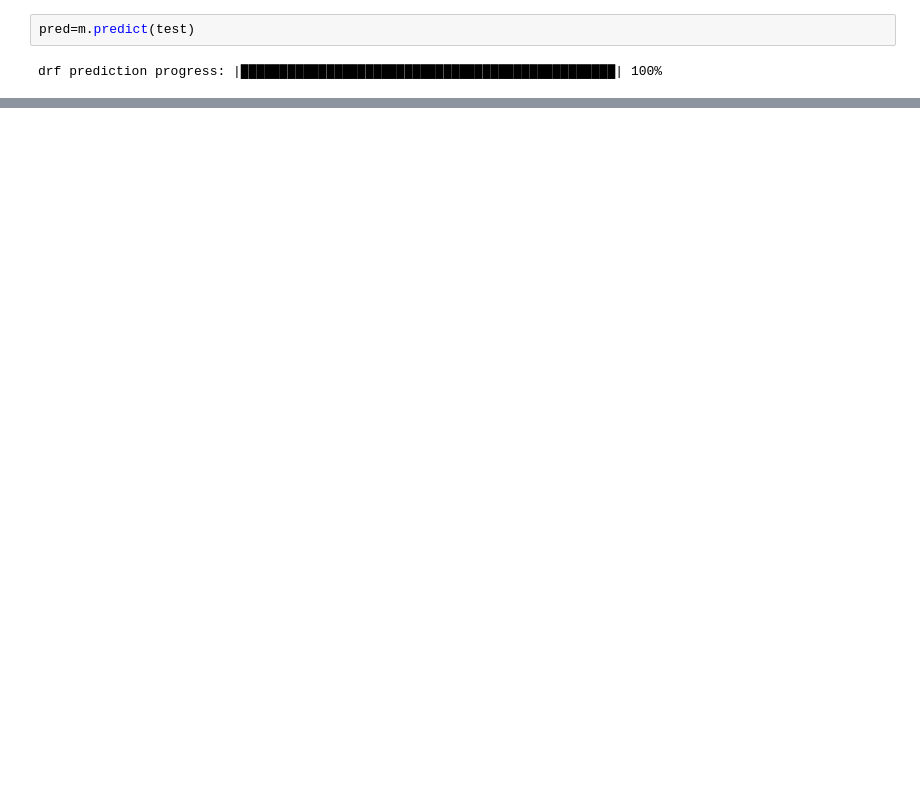
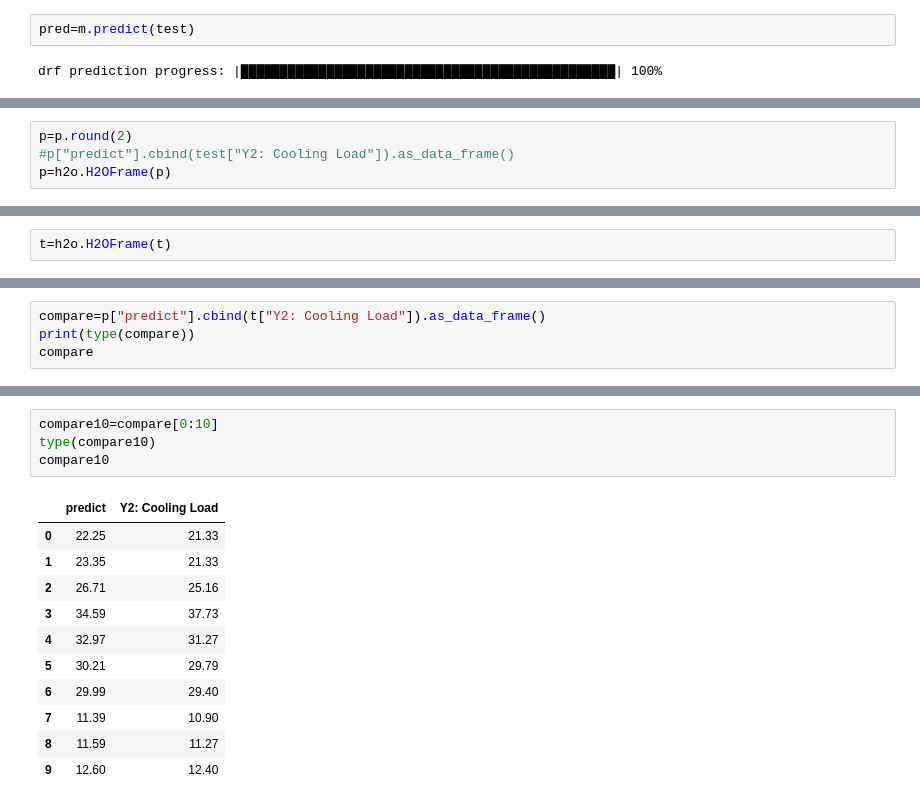
Before and after one commit to navaneethan-capgemini/H2o_practice, a Jupyter notebook: Energy_h2o _decison tree.ipynb, the cells around one changed output, grey strips where cells are left out. Saved outputs shown, nothing was run; the diff lists cells and outputs as text; blank space fills up the shorter version.

```diff
--- a/Energy_h2o _decison tree.ipynb
+++ b/Energy_h2o _decison tree.ipynb
@@ -278,0 +279,4 @@ t
+# %%
+p=p.round(2)
+#p["predict"].cbind(test["Y2: Cooling Load"]).as_data_frame()
+p=h2o.H2OFrame(p)
@@ -278,0 +285,2 @@ t
+# %%
+t=h2o.H2OFrame(t)
@@ -278,0 +289,4 @@ t
+# %%
+compare=p["predict"].cbind(t["Y2: Cooling Load"]).as_data_frame()
+print(type(compare))
+compare
@@ -278,0 +313,16 @@ t
+# %%
+compare10=compare[0:10]
+type(compare10)
+compare10
+# %% [output]
+|  | predict | Y2: Cooling Load |
+| 0 | 22.25 | 21.33 |
+| 1 | 23.35 | 21.33 |
+| 2 | 26.71 | 25.16 |
+| 3 | 34.59 | 37.73 |
+| 4 | 32.97 | 31.27 |
+| 5 | 30.21 | 29.79 |
+| 6 | 29.99 | 29.40 |
+| 7 | 11.39 | 10.90 |
+| 8 | 11.59 | 11.27 |
+| 9 | 12.60 | 12.40 |
```
Also changed, not shown: parts of 14 cells of this notebook.
